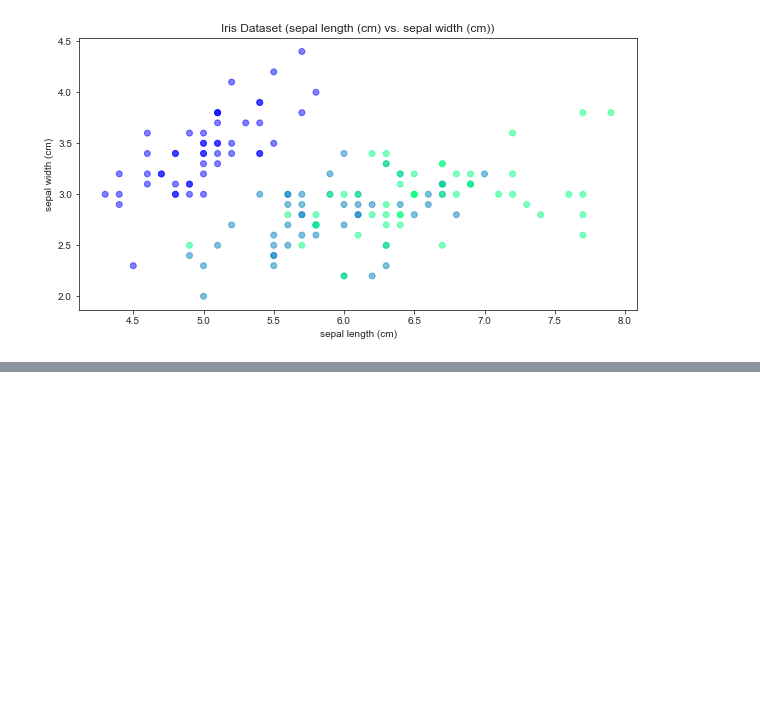
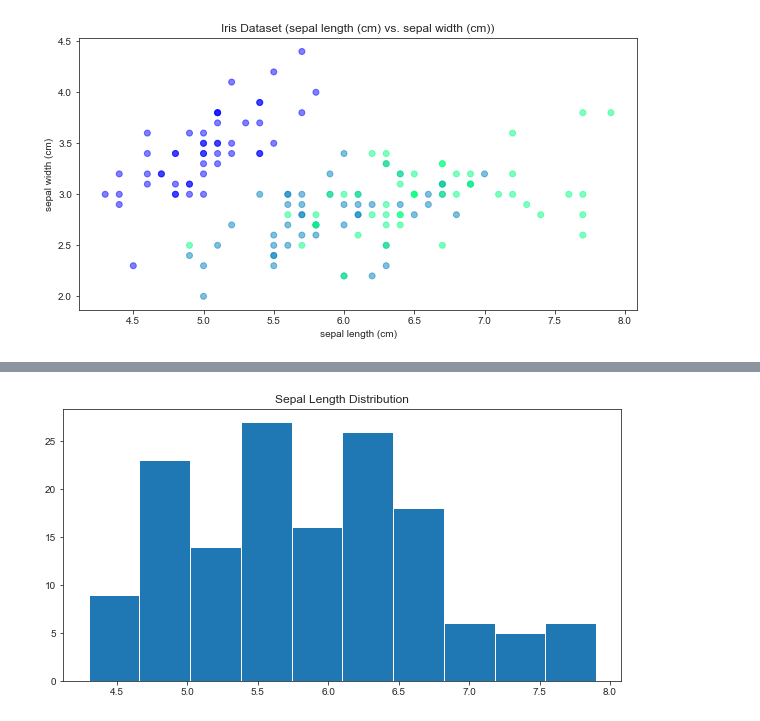
Before and after one commit to miroadamy-practice/s-oly-lt-jupyter-notebook-foundations, a Jupyter notebook: notebooks/2_Visualizations.ipynb, the cells around one changed output, grey strips where cells are left out. Saved outputs shown, nothing was run; the diff lists cells and outputs as text; code cells hidden in the pictures; blank space fills up the shorter version.

```diff
--- a/notebooks/2_Visualizations.ipynb
+++ b/notebooks/2_Visualizations.ipynb
@@ -133,0 +147,9 @@ plt.title("Iris Dataset (%s vs. %s)" % (x_column_name, y_column_name));
+# %%
+x_axis = iris.data[:, 0]
+import seaborn as sns
+plt.figure(figsize=(10,5))
+sns.set_style("ticks")
+plt.hist(x_axis)
+plt.title("Sepal Length Distribution");
+# %% [output]
+[figure, added]
```
Also changed, not shown: parts of 8 cells of this notebook, 1 other file.
